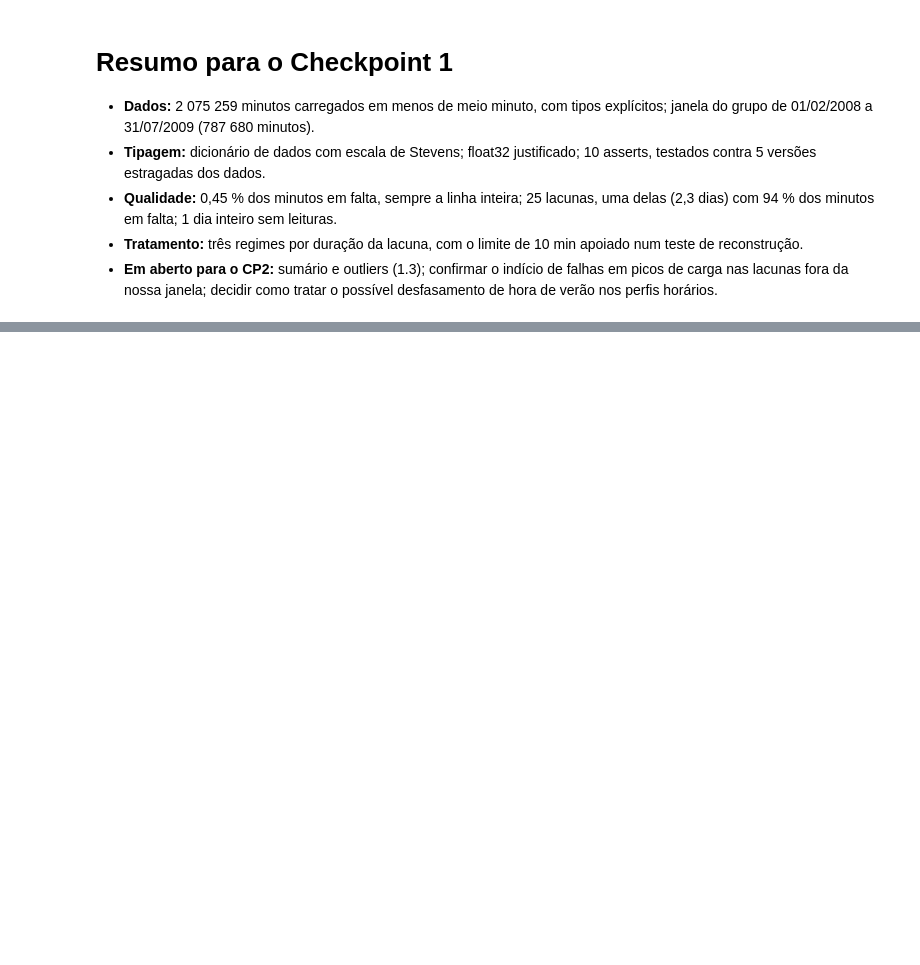
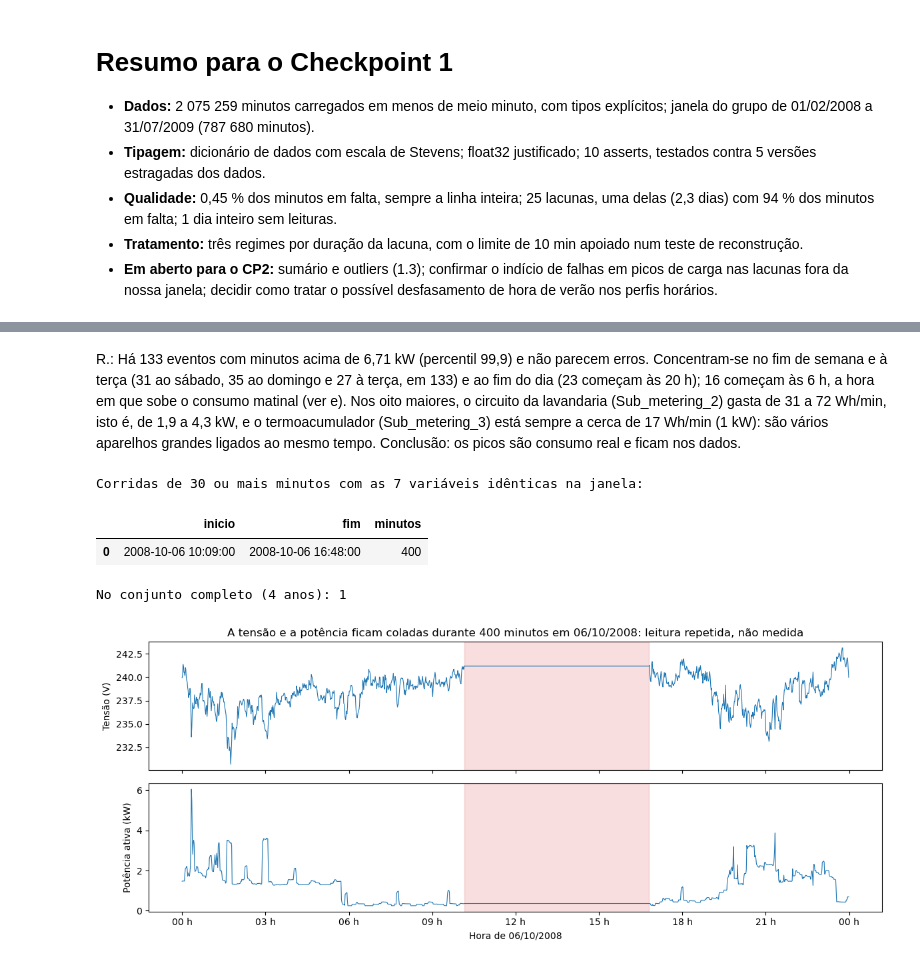
Before and after one commit to RickyFC-Git/LusoEnergia_Prediction_Project, a Jupyter notebook: 01_fundacao.ipynb, the cells around one changed output, grey strips where cells are left out. Saved outputs shown, nothing was run; the diff lists cells and outputs as text; code cells hidden in the pictures; blank space fills up the shorter version.

```diff
--- a/01_fundacao.ipynb
+++ b/01_fundacao.ipynb
@@ -514,0 +656,30 @@ R.: A regra interpola 36 minutos, deixa 3 480 em falta e tira 3 dias das anális
+# %% [markdown]
+R.: Há 133 eventos com minutos acima de 6,71 kW (percentil 99,9) e não parecem erros. Concentram-se no fim de semana e à terça (31 ao sábado, 35 ao domingo e 27 à terça, em 133) e ao fim do dia (23 começam às 20 h); 16 começam às 6 h, a hora em que sobe o consumo matinal (ver e). Nos oito maiores, o circuito da lavandaria (Sub_metering_2) gasta de 31 a 72 Wh/min, isto é, de 1,9 a 4,3 kW, e o termoacumulador (Sub_metering_3) está sempre a cerca de 17 Wh/min (1 kW): são vários aparelhos grandes ligados ao mesmo tempo. Conclusão: os picos são consumo real e ficam nos dados.
+# %%
+# d) 2. Leituras repetidas: há minutos em que as 7 variáveis ficam coladas?
+
+colados = corridas_constantes(limpo, minimo=30)
+print('Corridas de 30 ou mais minutos com as 7 variáveis idênticas na janela:')
+display(colados)
+print(f'No conjunto completo (4 anos): {len(corridas_constantes(completo, minimo=30))}')
+
+dia = colados.loc[0, 'inicio'].normalize()
+sinal = limpo.loc[dia:dia + pd.Timedelta(hours=23, minutes=59)]
+fig, (ax1, ax2) = plt.subplots(2, 1, figsize=(12, 5), sharex=True)
+ax1.plot(sinal.index, sinal['Voltage'], color='tab:blue', lw=0.8)
+ax1.set_ylabel('Tensão (V)')
+ax2.plot(sinal.index, sinal['Global_active_power'], color='tab:blue', lw=0.8)
+ax2.set_ylabel('Potência ativa (kW)')
+for ax in (ax1, ax2):
+    ax.axvspan(colados.loc[0, 'inicio'], colados.loc[0, 'fim'], color='tab:red', alpha=0.15)
+ax1.set_title(f'A tensão e a potência ficam coladas durante {colados.loc[0, "minutos"]} minutos em {dia:%d/%m/%Y}: leitura repetida, não medida')
+ax2.set_xlabel(f'Hora de {dia:%d/%m/%Y}')
+ax2.xaxis.set_major_formatter(mdates.DateFormatter('%H h'))
+plt.tight_layout()
+plt.show()
+# %% [output]
+Corridas de 30 ou mais minutos com as 7 variáveis idênticas na janela:
+|  | inicio | fim | minutos |
+| 0 | 2008-10-06 10:09:00 | 2008-10-06 16:48:00 | 400 |
+No conjunto completo (4 anos): 1
+[figure, added]
```
Also changed, not shown: parts of 27 cells of this notebook, 3 other files.
